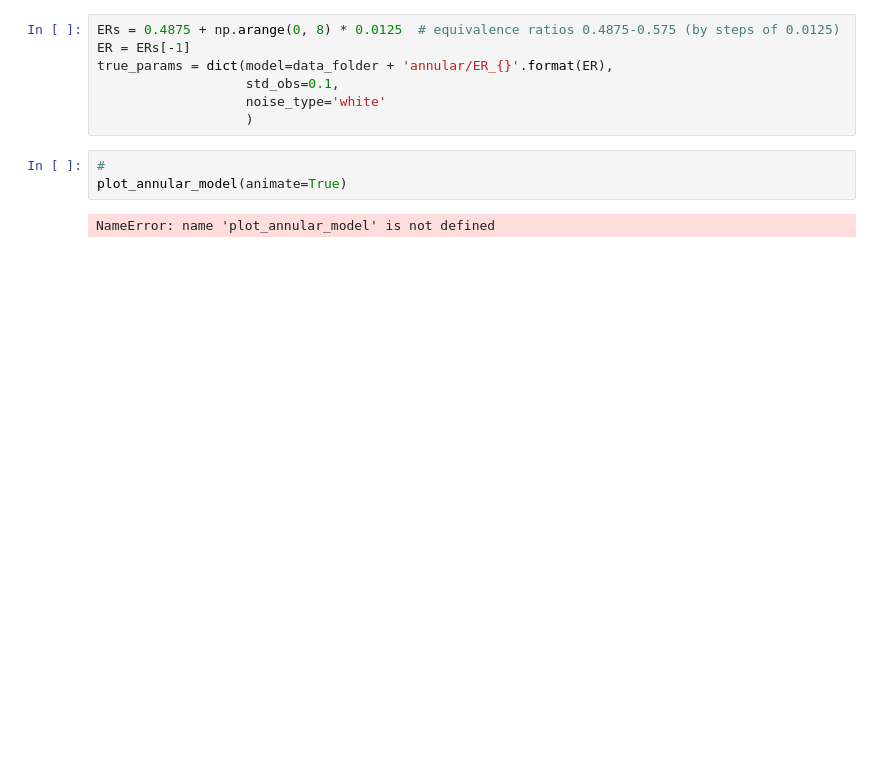
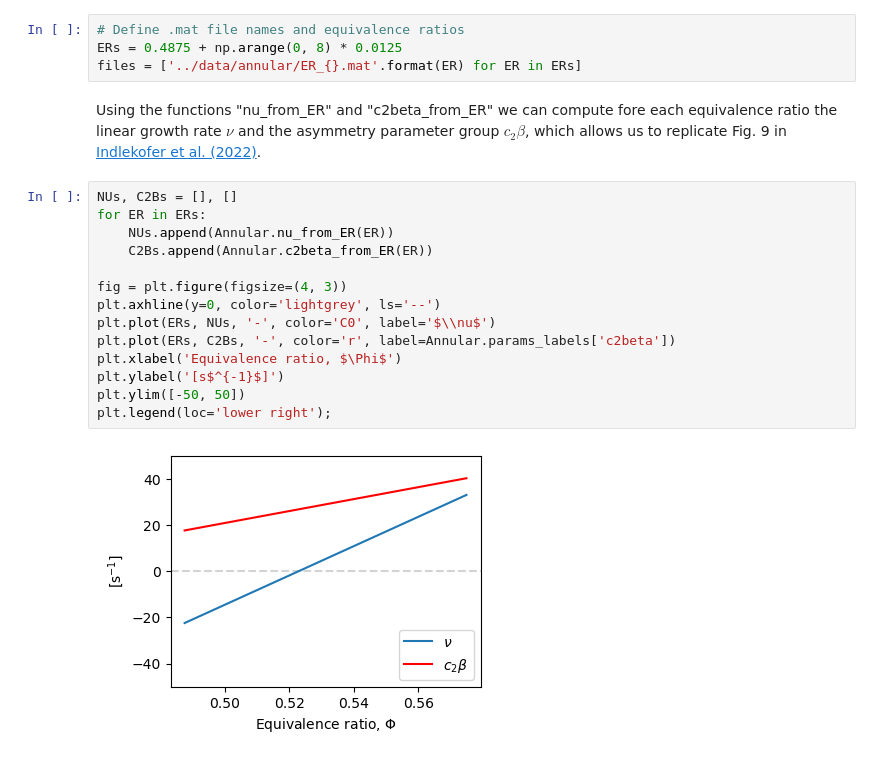
Before and after one commit to andreanovoa/real-time-bias-aware-DA, a Jupyter notebook: tutorials/TA_azimuthal_data.ipynb, the cells around one changed output. Cells and saved outputs as stored; diff of their text form; blank space fills up the shorter version.

Commit message:
FIX DATA ORDER!!!!
TA_azimuthal_data.ipynb done
TA_azimuthal_DA.ipynb started

```diff
--- a/tutorials/TA_azimuthal_data.ipynb
+++ b/tutorials/TA_azimuthal_data.ipynb
@@ -10,12 +26,23 @@ else:
 # %%
-ERs = 0.4875 + np.arange(0, 8) * 0.0125  # equivalence ratios 0.4875-0.575 (by steps of 0.0125)
-ER = ERs[-1]
-true_params = dict(model=data_folder + 'annular/ER_{}'.format(ER),
-                   std_obs=0.1,
-                   noise_type='white'
-                   )
+# Define .mat file names and equivalence ratios
+ERs = 0.4875 + np.arange(0, 8) * 0.0125
+files = ['../data/annular/ER_{}.mat'.format(ER) for ER in ERs]
+# %% [markdown]
+
+Using the functions "nu_from_ER" and "c2beta_from_ER" we can compute fore each equivalence ratio the linear growth rate $\nu$ and the asymmetry parameter group $c_2\beta$, which allows us to replicate Fig. 9 in [Indlekofer et al. (2022)](https://doi.org/10.1017/jfm.2022.468).
 # %%
-#
-plot_annular_model(animate=True)
+NUs, C2Bs = [], []
+for ER in ERs:
+    NUs.append(Annular.nu_from_ER(ER))
+    C2Bs.append(Annular.c2beta_from_ER(ER))
+
+fig = plt.figure(figsize=(4, 3))
+plt.axhline(y=0, color='lightgrey', ls='--')
+plt.plot(ERs, NUs, '-', color='C0', label='$\\nu$')
+plt.plot(ERs, C2Bs, '-', color='r', label=Annular.params_labels['c2beta'])
+plt.xlabel('Equivalence ratio, $\Phi$')
+plt.ylabel('[s$^{-1}$]')
+plt.ylim([-50, 50])
+plt.legend(loc='lower right');
 # %% [output]
-NameError: name 'plot_annular_model' is not defined
+[figure, added]
```
Also changed, not shown: parts of 8 cells of this notebook, 9 other files.
